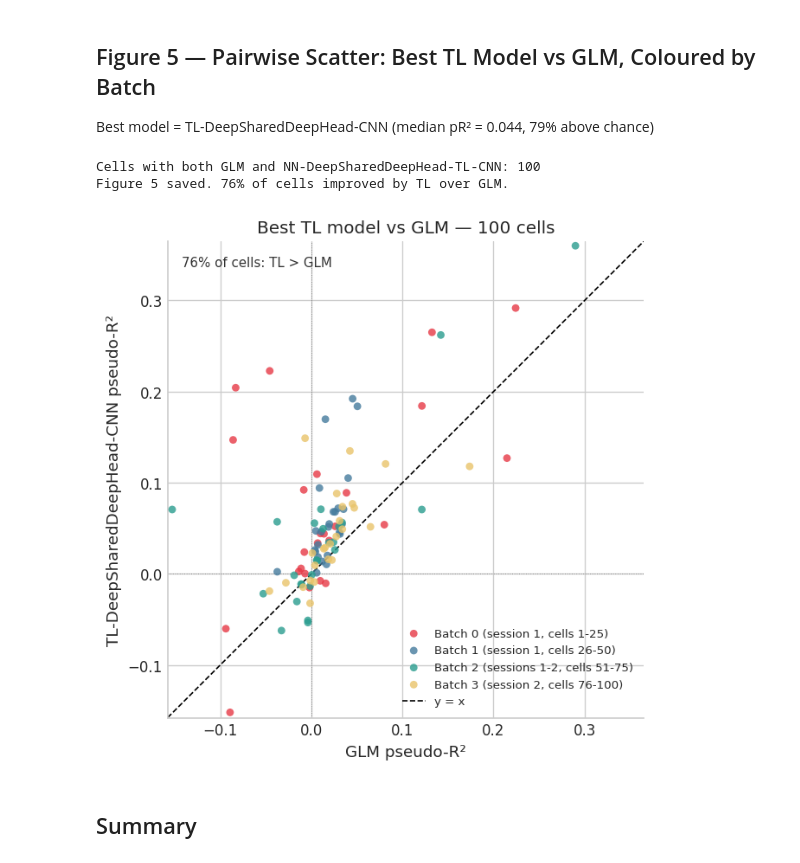
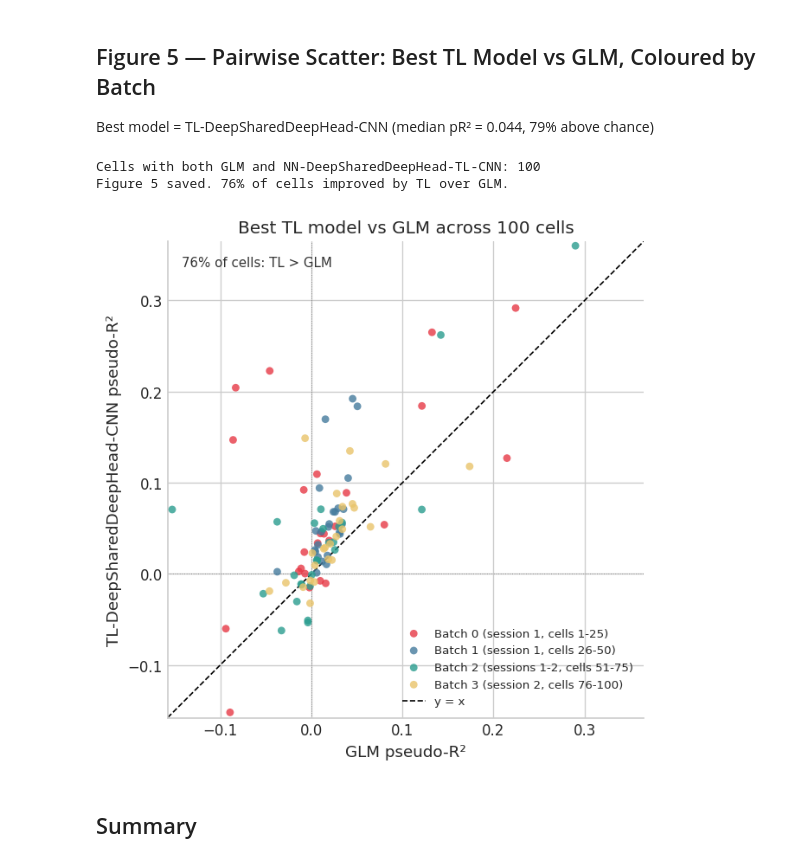
Before and after one commit to shtem/BIOL61230_poisson_neural_net, a Jupyter notebook: notebooks/results_figures.ipynb, the cells around one changed output. Saved outputs shown, nothing was run; the diff lists cells and outputs as text; code cells hidden in the pictures.

Commit message:
changed figure 5 name and ran black

```diff
--- a/notebooks/results_figures.ipynb
+++ b/notebooks/results_figures.ipynb
@@ -383,24 +395,29 @@ Best model = TL-DeepSharedDeepHead-CNN (median pR² = 0.044, 79% above chance)
 # Load the batch column — need cell-to-batch mapping
 # Batches: 0 = cells 1-25, 1 = cells 26-50, 2 = cells 51-75, 3 = cells 76-100
 def cell_to_batch(cell_id):
-    if 1 <= cell_id <= 25:   return 0
-    if 26 <= cell_id <= 50:  return 1
-    if 51 <= cell_id <= 75:  return 2
-    if 76 <= cell_id <= 100: return 3
+    if 1 <= cell_id <= 25:
+        return 0
+    if 26 <= cell_id <= 50:
+        return 1
+    if 51 <= cell_id <= 75:
+        return 2
+    if 76 <= cell_id <= 100:
+        return 3
     return -1
+
 
 # Extract GLM and best TL model pR2 per cell
 BEST_TL = "NN-DeepSharedDeepHead-TL-CNN"
 
-cells_common = df_all['cell'].astype(int).tolist()
+cells_common = df_all["cell"].astype(int).tolist()
 print(f"Cells with both GLM and {BEST_TL}: {len(cells_common)}")
-r2_glm  = df_all['GLM'].values
-r2_tl   = df_all[BEST_TL].values
+r2_glm = df_all["GLM"].values
+r2_tl = df_all[BEST_TL].values
 batches = np.array([cell_to_batch(c) for c in cells_common])
 
 # Batch colours and session labels
 BATCH_COLOURS = ["#E63946", "#457B9D", "#2A9D8F", "#E9C46A"]
-BATCH_LABELS  = [
+BATCH_LABELS = [
     "Batch 0 (session 1, cells 1-25)",
     "Batch 1 (session 1, cells 26-50)",
     "Batch 2 (sessions 1-2, cells 51-75)",
@@ -413,45 +430,58 @@ fig5, ax5 = plt.subplots(figsize=(5.5, 5.5))
 for b in range(4):
     mask = batches == b
     ax5.scatter(
-        r2_glm[mask], r2_tl[mask],
+        r2_glm[mask],
+        r2_tl[mask],
         color=BATCH_COLOURS[b],
         label=BATCH_LABELS[b],
-        alpha=0.8, s=28, edgecolors="none", zorder=3,
+        alpha=0.8,
+        s=28,
+        edgecolors="none",
+        zorder=3,
     )
 
 # Unity line (y = x)
 lim_min = min(r2_glm.min(), r2_tl.min()) - 0.005
 lim_max = max(r2_glm.max(), r2_tl.max()) + 0.005
-ax5.plot([lim_min, lim_max], [lim_min, lim_max], 'k--', linewidth=1, zorder=1, label="y = x")
+ax5.plot(
+    [lim_min, lim_max], [lim_min, lim_max], "k--", linewidth=1, zorder=1, label="y = x"
+)
 
 # Chance lines
 ax5.axhline(0, color="gray", linewidth=0.6, linestyle=":", zorder=1)
 ax5.axvline(0, color="gray", linewidth=0.6, linestyle=":", zorder=1)
 
 # Fraction of cells where TL > GLM
 pct_improved = 100 * np.mean(r2_tl > r2_glm)
-ax5.text(0.03, 0.97, f"{pct_improved:.0f}% of cells: TL > GLM",
-         transform=ax5.transAxes, fontsize=9,
-         va='top', ha='left', color='#333333')
+ax5.text(
+    0.03,
+    0.97,
+    f"{pct_improved:.0f}% of cells: TL > GLM",
+    transform=ax5.transAxes,
+    fontsize=9,
+    va="top",
+    ha="left",
+    color="#333333",
+)
 
 ax5.set_xlabel("GLM pseudo-R²", fontsize=11)
 ax5.set_ylabel("TL-DeepSharedDeepHead-CNN pseudo-R²", fontsize=11)
-ax5.set_title("Best TL model vs GLM — 100 cells", fontsize=12)
+ax5.set_title("Best TL model vs GLM across 100 cells", fontsize=12)
 ax5.set_xlim(lim_min, lim_max)
 ax5.set_ylim(lim_min, lim_max)
 ax5.set_aspect("equal", adjustable="box")
 ax5.legend(fontsize=8, loc="lower right")
 
 fig5.tight_layout()
 fig5.savefig(FIG_DIR / "figure5_pairwise_scatter.png", dpi=300, bbox_inches="tight")
 fig5.savefig(FIG_DIR / "figure5_pairwise_scatter.pdf", bbox_inches="tight")
 plt.close(fig5)
 print(f"Figure 5 saved. {pct_improved:.0f}% of cells improved by TL over GLM.")
 fig5
 # %% [output]
 Cells with both GLM and NN-DeepSharedDeepHead-TL-CNN: 100
 Figure 5 saved. 76% of cells improved by TL over GLM.
-[figure, old version]
+[figure, new version]
 # %% [markdown]
 ## Summary
 # %%
```
Also changed, not shown: parts of 6 cells of this notebook, 5 other files.
